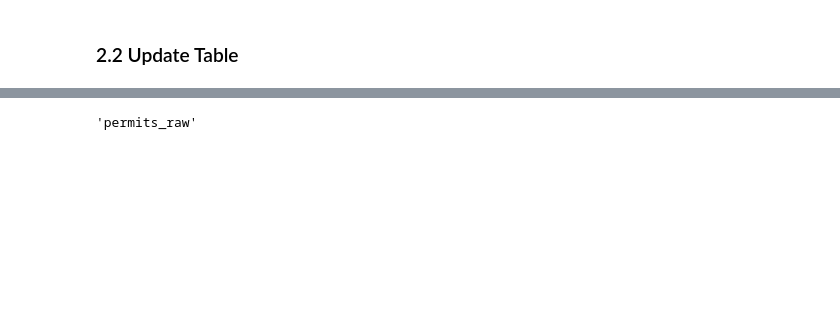
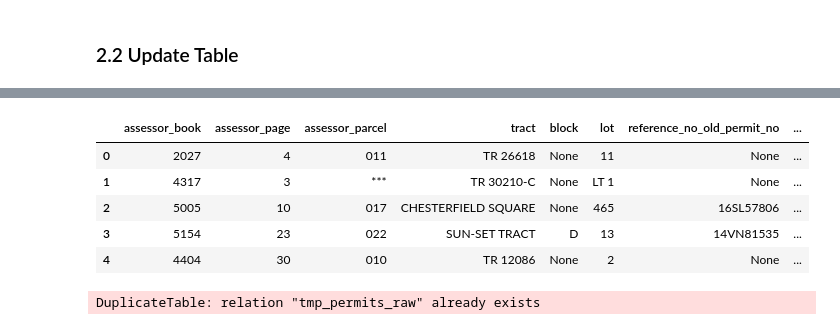
Before and after one commit to chrisammon3000/permits-data, a Jupyter notebook: notebooks/0.2-clean-data.ipynb, the cells around one changed output, grey strips where cells are left out. Drawn from its saved outputs; the diff is of its cells as text; code cells hidden in the pictures; blank space fills up the shorter version.

```diff
--- a/notebooks/0.2-clean-data.ipynb
+++ b/notebooks/0.2-clean-data.ipynb
@@ -463,5 +486,12 @@ FROM tmp_permits_raw
 WHERE permits_raw.pcis_permit_no = tmp_permits_raw.pcis_permit_no;
-# %%
-DB_TABLE
-# %% [output]
-'permits_raw'
+# %%
+sql = pd.read_sql("SELECT * FROM permits_raw", con=conn)
+# %%
+sql.head()
+# %% [output]
+|  | assessor_book | assessor_page | assessor_parcel | tract | block | lot | reference_no_old_permit_no | ... |
+| 0 | 2027 | 4 | 011 | TR 26618 | None | 11 | None | ... |
+| 1 | 4317 | 3 | *** | TR 30210-C | None | LT 1 | None | ... |
+| 2 | 5005 | 10 | 017 | CHESTERFIELD SQUARE | None | 465 | 16SL57806 | ... |
+| 3 | 5154 | 23 | 022 | SUN-SET TRACT | D | 13 | 14VN81535 | ... |
+| 4 | 4404 | 30 | 010 | TR 12086 | None | 2 | None | ... |
@@ -467,0 +565,5 @@ DB_TABLE
+# %%
+cur = conn.cursor()
+cur.execute(query)
+# %% [output]
+DuplicateTable: relation "tmp_permits_raw" already exists
```
Also changed, not shown: parts of 14 cells of this notebook, 4 other files.
